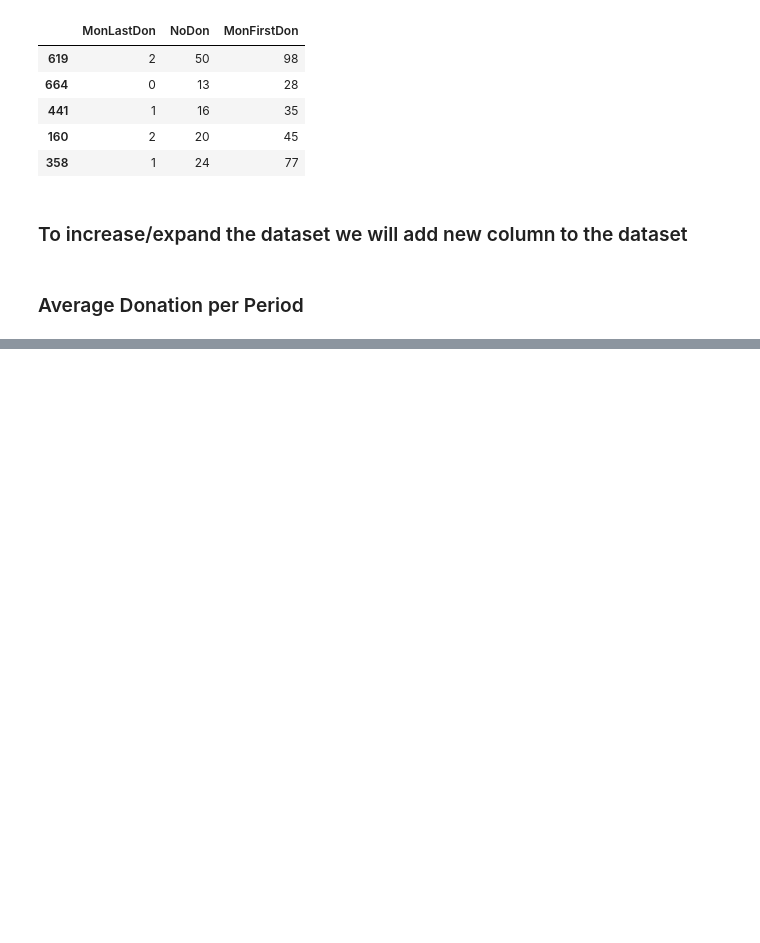
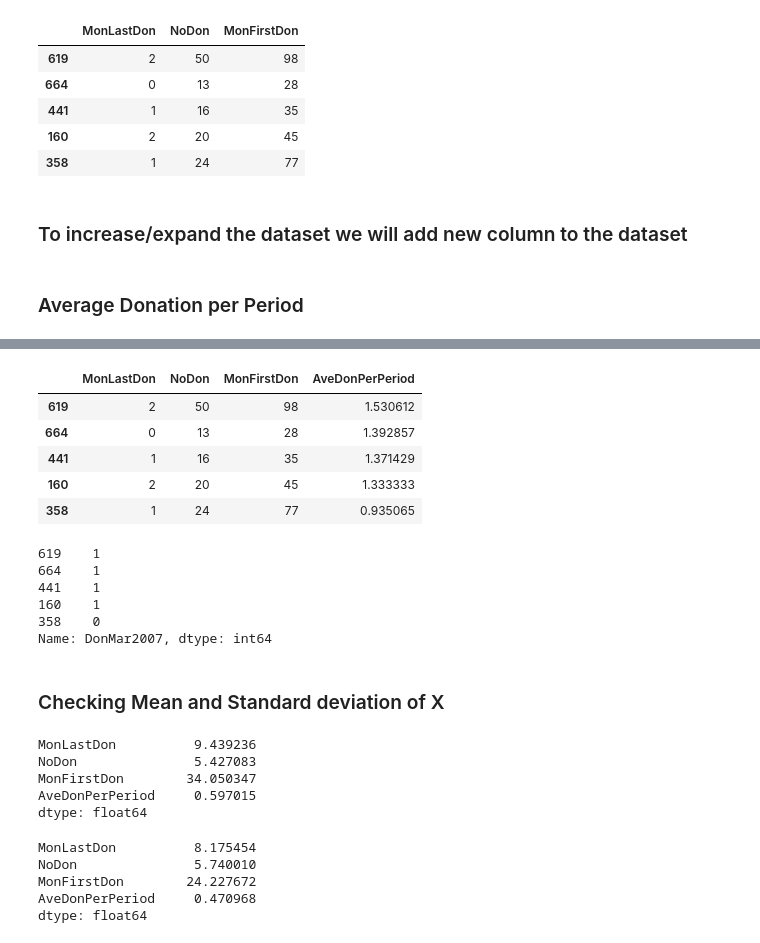
Before and after one commit to ukirderohit/Final-Project---Predict-Blood-Donations, a Jupyter notebook: Predict Blood Donation.ipynb, the cells around one changed output, grey strips where cells are left out. Drawn from its saved outputs; the diff is of its cells as text; code cells hidden in the pictures; blank space fills up the shorter version.

```diff
--- a/Predict Blood Donation.ipynb
+++ b/Predict Blood Donation.ipynb
@@ -248,0 +271,10 @@ df.head()
+# %%
+X = df.copy()
+X.head()
+# %% [output]
+|  | MonLastDon | NoDon | MonFirstDon | AveDonPerPeriod |
+| 619 | 2 | 50 | 98 | 1.530612 |
+| 664 | 0 | 13 | 28 | 1.392857 |
+| 441 | 1 | 16 | 35 | 1.371429 |
+| 160 | 2 | 20 | 45 | 1.333333 |
+| 358 | 1 | 24 | 77 | 0.935065 |
@@ -248,0 +284,27 @@ df.head()
+# %%
+Y.head()
+# %% [output]
+619    1
+664    1
+441    1
+160    1
+358    0
+Name: DonMar2007, dtype: int64
+# %% [markdown]
+### Checking Mean and Standard deviation of X
+# %%
+X.mean()
+# %% [output]
+MonLastDon          9.439236
+NoDon               5.427083
+MonFirstDon        34.050347
+AveDonPerPeriod     0.597015
+dtype: float64
+# %%
+X.std()
+# %% [output]
+MonLastDon          8.175454
+NoDon               5.740010
+MonFirstDon        24.227672
+AveDonPerPeriod     0.470968
+dtype: float64
```
Also changed, not shown: parts of 14 cells of this notebook.
